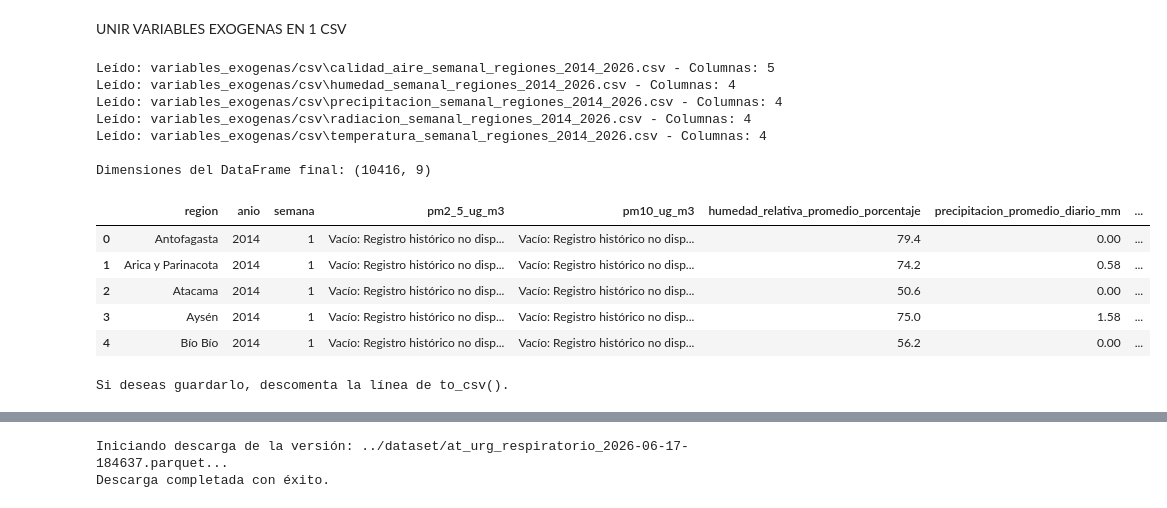
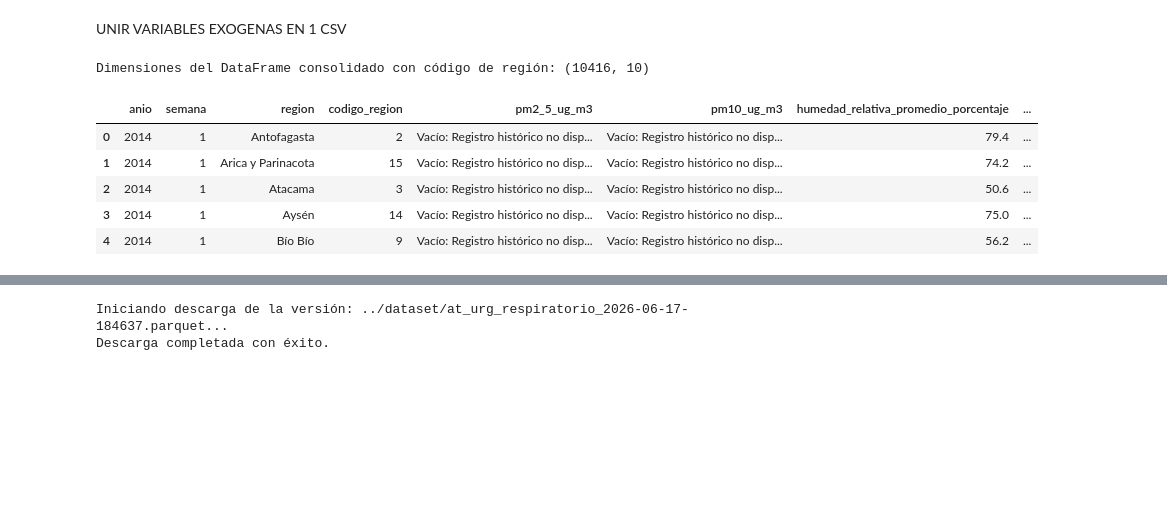
Before and after one commit to 1chmlo/data-science, a Jupyter notebook: notebooks/Forecasting_Demanda_Hospitalaria.ipynb, the cells around one changed output, grey strips where cells are left out. Cells and saved outputs as stored; diff of their text form; code cells hidden in the pictures; blank space fills up the shorter version.

Commit message:
ACTUALIZANDO NOTEBOOKS

```diff
--- a/notebooks/Forecasting_Demanda_Hospitalaria.ipynb
+++ b/notebooks/Forecasting_Demanda_Hospitalaria.ipynb
@@ -451,51 +451,64 @@ UNIR VARIABLES EXOGENAS EN 1 CSV
 # %%
 import pandas as pd
 import glob
 from functools import reduce
 
-# 1. Definir la ruta de la carpeta que contiene los CSV
-# Como el notebook parece estar al mismo nivel que la carpeta 'csv', usamos esta ruta:
+# 1. Diccionario actualizado con el código de cada región
+REGIONES_CHILE = {
+    "Arica y Parinacota": {"lat": -18.4746, "lon": -70.2979, "cod": 15},
+    "Tarapacá": {"lat": -20.2133, "lon": -70.1457, "cod": 1},
+    "Antofagasta": {"lat": -23.6509, "lon": -70.3975, "cod": 2},
+    "Atacama": {"lat": -27.3668, "lon": -70.3323, "cod": 3},
+    "Coquimbo": {"lat": -29.9533, "lon": -71.2436, "cod": 4},
+    "Valparaíso": {"lat": -33.0472, "lon": -71.6127, "cod": 5},
+    "Metropolitana": {"lat": -33.4489, "lon": -70.6693, "cod": 13},
+    "O'Higgins": {"lat": -34.1708, "lon": -70.7444, "cod": 6},
+    "Maule": {"lat": -35.4264, "lon": -71.6554, "cod": 7},
+    "Ñuble": {"lat": -36.6066, "lon": -72.1034, "cod": 8},
+    "Bío Bío": {"lat": -36.8270, "lon": -73.0503, "cod": 9},
+    "La Araucanía": {"lat": -38.7359, "lon": -72.5904, "cod": 10},
+    "Los Ríos": {"lat": -39.8142, "lon": -73.2459, "cod": 11},
+    "Los Lagos": {"lat": -41.4693, "lon": -72.9424, "cod": 12},
+    "Aysén": {"lat": -45.5712, "lon": -72.0685, "cod": 14},
+    "Magallanes": {"lat": -53.1638, "lon": -70.9171, "cod": 16}
+}
+
+# 2. Obtener y leer los archivos CSV de la carpeta
 ruta_carpeta = 'variables_exogenas/csv'
-
-# 2. Obtener una lista de todos los archivos .csv en la carpeta
 archivos_csv = glob.glob(f"{ruta_carpeta}/*.csv")
 
-# 3. Leer cada CSV y guardarlo en una lista de DataFrames
 lista_dataframes = []
 for archivo in archivos_csv:
-    # Leemos el archivo
     df = pd.read_csv(archivo)
     lista_dataframes.append(df)
-    print(f"Leído: {archivo} - Columnas: {df.shape[1]}")
 
-# 4. Unir todos los DataFrames usando 'anio', 'semana' y 'region'
-# Utilizamos 'outer' para no perder datos si algún archivo no tiene un registro específico,
-# aunque puedes cambiarlo a 'inner' si solo quieres las filas donde todas las variables tengan datos.
+# 3. Unir todos los CSV usando las columnas comunes (anio, semana, region)
 columnas_clave = ['anio', 'semana', 'region']
-
 df_final = reduce(lambda left, right: pd.merge(left, right, on=columnas_clave, how='outer'), lista_dataframes)
 
-df_final.to_csv('dataset_limpios/exogenas_completas.csv')
+# 4. Transformar el diccionario extrayendo SOLO la columna 'cod'
+df_codigos = pd.DataFrame.from_dict(REGIONES_CHILE, orient='index').reset_index()
+# Filtramos para quedarnos únicamente con el nombre de la región ('index') y el código ('cod')
+df_codigos = df_codigos[['index', 'cod']].rename(columns={'index': 'region', 'cod': 'codigo_region'})
 
-# 5. Visualizar el resultado
-print(f"\nDimensiones del DataFrame final: {df_final.shape}")
+# 5. Agregar el código de región al DataFrame consolidado
+df_final = pd.merge(df_final, df_codigos, on='region', how='left')
+
+# 6. Opcional: Reordenar las columnas para que el código quede al principio junto a la región
+columnas_ordenadas = ['anio', 'semana', 'region', 'codigo_region'] + [col for col in df_final.columns if col not in ['anio', 'semana', 'region', 'codigo_region']]
+df_final = df_final[columnas_ordenadas]
+
+# Guardar el archivo final consolidado si lo requieres
+df_final.to_csv('dataset_limpios/variables_exogenas_consolidadas.csv', index=False)
+
+# 7. Mostrar resultado
+print(f"Dimensiones del DataFrame consolidado con código de región: {df_final.shape}")
 display(df_final.head())
-
-# 6. (Opcional) Guardar el resultado en un nuevo archivo CSV
-# df_final.to_csv('variables_exogenas_consolidadas.csv', index=False)
-print("\nSi deseas guardarlo, descomenta la línea de to_csv().")
 # %% [output]
-Leído: variables_exogenas/csv\calidad_aire_semanal_regiones_2014_2026.csv - Columnas: 5
-Leído: variables_exogenas/csv\humedad_semanal_regiones_2014_2026.csv - Columnas: 4
-Leído: variables_exogenas/csv\precipitacion_semanal_regiones_2014_2026.csv - Columnas: 4
-Leído: variables_exogenas/csv\radiacion_semanal_regiones_2014_2026.csv - Columnas: 4
-Leído: variables_exogenas/csv\temperatura_semanal_regiones_2014_2026.csv - Columnas: 4
-
-Dimensiones del DataFrame final: (10416, 9)
+Dimensiones del DataFrame consolidado con código de región: (10416, 10)
-|  | region | anio | semana | pm2_5_ug_m3 | pm10_ug_m3 | humedad_relativa_promedio_porcentaje | precipitacion_promedio_diario_mm | ... |
-| 0 | Antofagasta | 2014 | 1 | Vacío: Registro histórico no disp... | Vacío: Registro histórico no disp... | 79.4 | 0.00 | ... |
-| 1 | Arica y Parinacota | 2014 | 1 | Vacío: Registro histórico no disp... | Vacío: Registro histórico no disp... | 74.2 | 0.58 | ... |
-| 2 | Atacama | 2014 | 1 | Vacío: Registro histórico no disp... | Vacío: Registro histórico no disp... | 50.6 | 0.00 | ... |
-| 3 | Aysén | 2014 | 1 | Vacío: Registro histórico no disp... | Vacío: Registro histórico no disp... | 75.0 | 1.58 | ... |
-| 4 | Bío Bío | 2014 | 1 | Vacío: Registro histórico no disp... | Vacío: Registro histórico no disp... | 56.2 | 0.00 | ... |
+|  | anio | semana | region | codigo_region | pm2_5_ug_m3 | pm10_ug_m3 | humedad_relativa_promedio_porcentaje | ... |
+| 0 | 2014 | 1 | Antofagasta | 2 | Vacío: Registro histórico no disp... | Vacío: Registro histórico no disp... | 79.4 | ... |
+| 1 | 2014 | 1 | Arica y Parinacota | 15 | Vacío: Registro histórico no disp... | Vacío: Registro histórico no disp... | 74.2 | ... |
+| 2 | 2014 | 1 | Atacama | 3 | Vacío: Registro histórico no disp... | Vacío: Registro histórico no disp... | 50.6 | ... |
+| 3 | 2014 | 1 | Aysén | 14 | Vacío: Registro histórico no disp... | Vacío: Registro histórico no disp... | 75.0 | ... |
+| 4 | 2014 | 1 | Bío Bío | 9 | Vacío: Registro histórico no disp... | Vacío: Registro histórico no disp... | 56.2 | ... |
-Si deseas guardarlo, descomenta la línea de to_csv().
```
Also changed, not shown: parts of 2 cells of this notebook, 4 other files.
